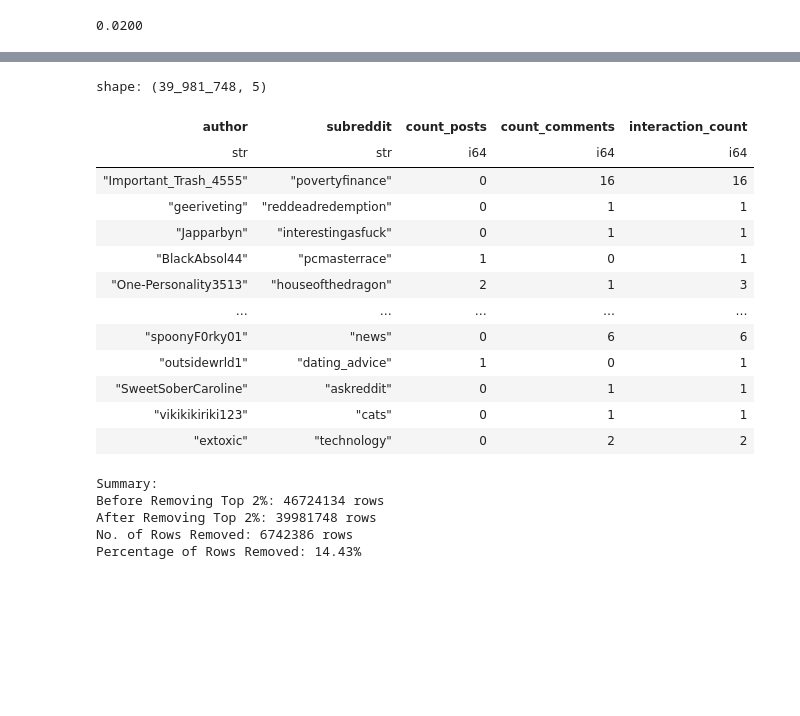
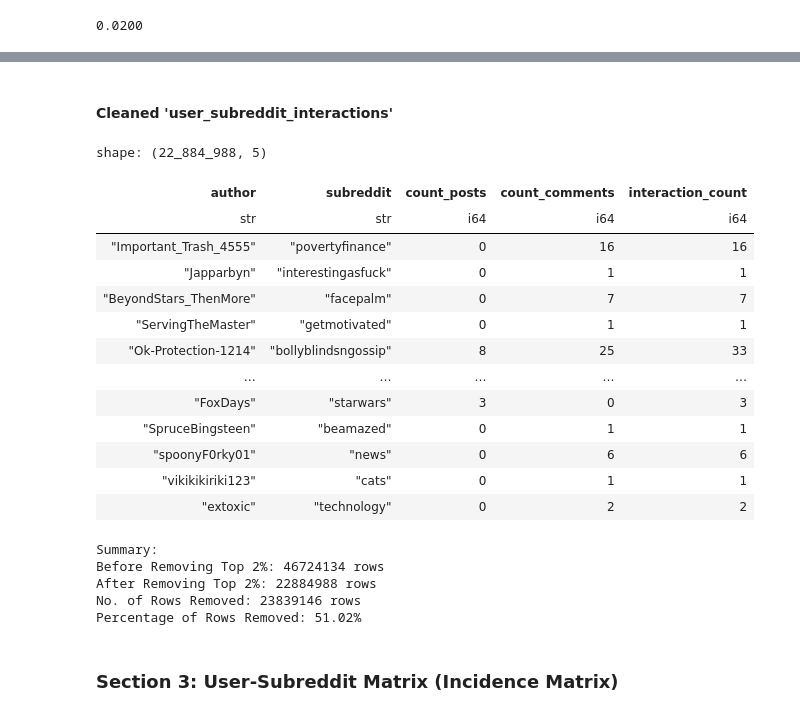
Before and after one commit to Donyl-Alcantara/Accesslab_MiniProject_Alcantara-Vocal, a Jupyter notebook: 04 Network Topology.ipynb, the cells around one changed output, grey strips where cells are left out. Drawn from its saved outputs; the diff is of its cells as text; code cells hidden in the pictures; blank space fills up the shorter version.

```diff
--- a/04 Network Topology.ipynb
+++ b/04 Network Topology.ipynb
@@ -35,7 +37,7 @@ from pathlib import Path
 #### 1.2 Import `user_subreddit_interactions` from `analytics`
 # %%
 df_all = pl.scan_parquet('analytics/user_subreddit_interactions.parquet').collect()
-df_all = df_all.collect(
+df_all
 # %% [output]
 shape: (46_724_134, 5)
 | author | subreddit | count_posts | count_comments | interaction_count |
@@ -402,3 +430,12 @@ pct = top_users_count / total_users
 print(f'{pct:.4f}')
 # %% [output]
 0.0200
+# %%
+# remove top 2%
+
+auti_wo_top = df_author_interaction.join(
+    df_top_users,
+    on='author',
+    how='anti').sort('rank', descending=False)
+
+auti_wo_top
@@ -404,0 +569,6 @@ print(f'{pct:.4f}')
+# %%
+# get initially cleaned df without hyperactive ones to filter out inactive ones
+# threshold = > 10 interactions
+
+auti_cleaned = auti_wo_top.filter(pl.col('interaction_per_user') > 10)
+auti_cleaned
@@ -405,42 +590,46 @@ print(f'{pct:.4f}')
+# %% [markdown]
+#### Cleaned 'user_subreddit_interactions'
 # %%
 # clean df_all (remove top users)
 
 clean_df_all = df_all.join(
-    final_auti.select("author"),
+    auti_cleaned.select("author"),
     on="author",
     how="inner"
 )
 
 display(clean_df_all)
 
 print("\nSummary:")
 print("Before Removing Top 2%:", df_all.height, "rows")
 print("After Removing Top 2%:", clean_df_all.height, "rows")
 print("No. of Rows Removed:", df_all.height - clean_df_all.height, "rows")
 print(f"Percentage of Rows Removed: {((df_all.height - clean_df_all.height)/df_all.height)*100:.2f}%")
 
 # 2% of users contributed 14.43% of the total interactions, which is exactly what the long-tail dist shows, hence the need
 # to remove them
 # %% [output]
-shape: (39_981_748, 5)
+shape: (22_884_988, 5)
 | author | subreddit | count_posts | count_comments | interaction_count |
 | str | str | i64 | i64 | i64 |
 | "Important_Trash_4555" | "povertyfinance" | 0 | 16 | 16 |
-| "geeriveting" | "reddeadredemption" | 0 | 1 | 1 |
 | "Japparbyn" | "interestingasfuck" | 0 | 1 | 1 |
-| "BlackAbsol44" | "pcmasterrace" | 1 | 0 | 1 |
-| "One-Personality3513" | "houseofthedragon" | 2 | 1 | 3 |
+| "BeyondStars_ThenMore" | "facepalm" | 0 | 7 | 7 |
+| "ServingTheMaster" | "getmotivated" | 0 | 1 | 1 |
+| "Ok-Protection-1214" | "bollyblindsngossip" | 8 | 25 | 33 |
 | … | … | … | … | … |
+| "FoxDays" | "starwars" | 3 | 0 | 3 |
+| "SpruceBingsteen" | "beamazed" | 0 | 1 | 1 |
 | "spoonyF0rky01" | "news" | 0 | 6 | 6 |
-| "outsidewrld1" | "dating_advice" | 1 | 0 | 1 |
-| "SweetSoberCaroline" | "askreddit" | 0 | 1 | 1 |
 | "vikikikiriki123" | "cats" | 0 | 1 | 1 |
 | "extoxic" | "technology" | 0 | 2 | 2 |
 Summary:
 Before Removing Top 2%: 46724134 rows
-After Removing Top 2%: 39981748 rows
-No. of Rows Removed: 6742386 rows
-Percentage of Rows Removed: 14.43%
+After Removing Top 2%: 22884988 rows
+No. of Rows Removed: 23839146 rows
+Percentage of Rows Removed: 51.02%
 # %%
 # save to analytics/parquet
 # clean_df_all.write_parquet("analytics/clean_df_all.parquet")
+# %% [markdown]
+### Section 3: User-Subreddit Matrix (Incidence Matrix)
```
Also changed, not shown: parts of 19 cells of this notebook.
